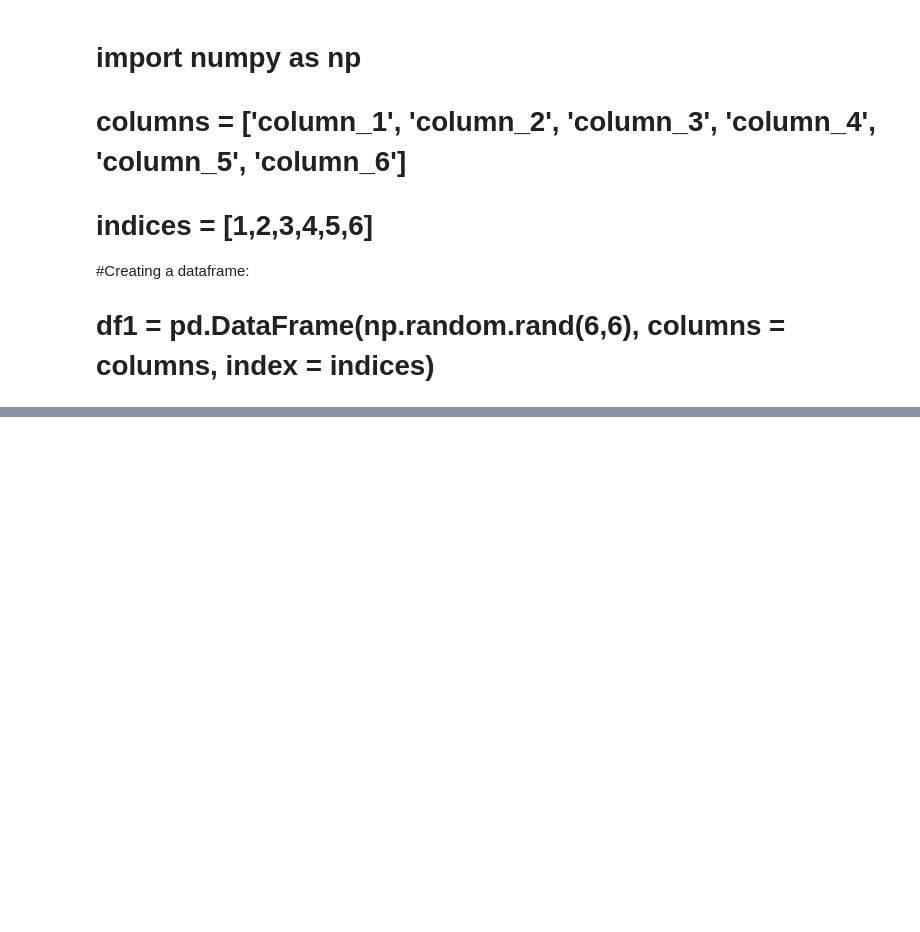
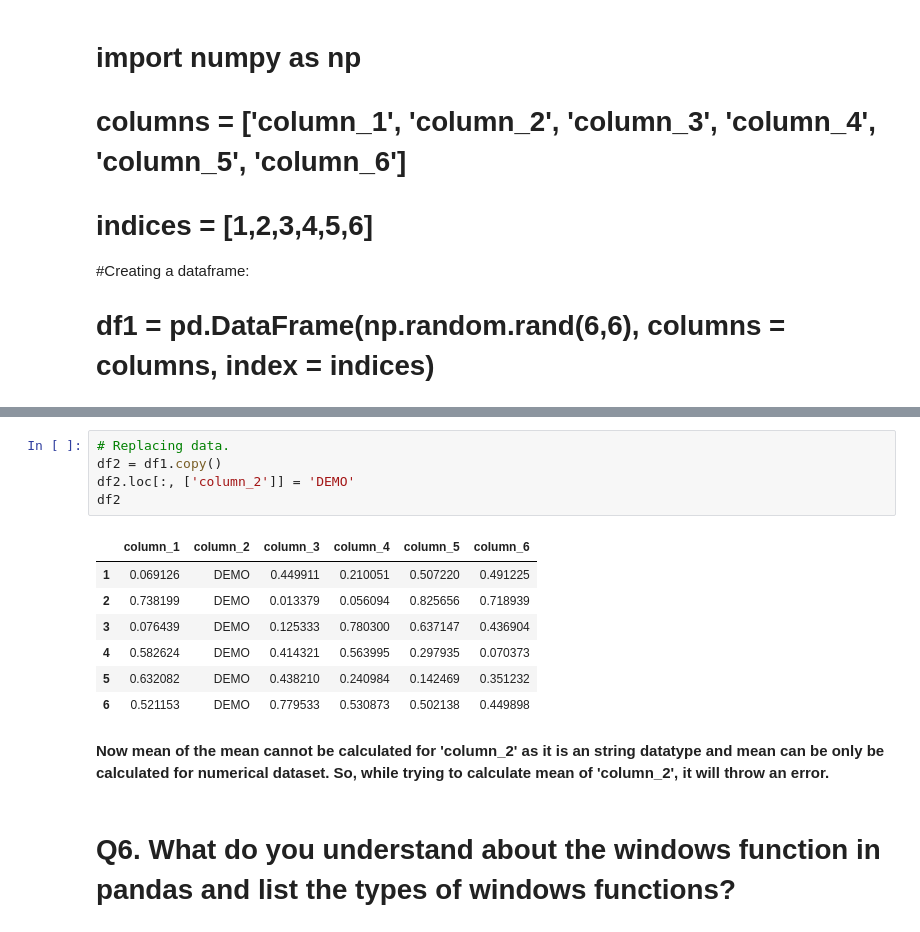
Before and after one commit to Arka1212/Data-Science-Assignments, a Jupyter notebook: Pandas_Assignment.ipynb, the cells around one changed output, grey strips where cells are left out. Drawn from its saved outputs; the diff is of its cells as text; blank space fills up the shorter version.

```diff
--- a/Pandas_Assignment.ipynb
+++ b/Pandas_Assignment.ipynb
@@ -89,0 +114,17 @@ df1
+# %%
+# Replacing data.
+df2 = df1.copy()
+df2.loc[:, ['column_2']] = 'DEMO'
+df2
+# %% [output]
+|  | column_1 | column_2 | column_3 | column_4 | column_5 | column_6 |
+| 1 | 0.069126 | DEMO | 0.449911 | 0.210051 | 0.507220 | 0.491225 |
+| 2 | 0.738199 | DEMO | 0.013379 | 0.056094 | 0.825656 | 0.718939 |
+| 3 | 0.076439 | DEMO | 0.125333 | 0.780300 | 0.637147 | 0.436904 |
+| 4 | 0.582624 | DEMO | 0.414321 | 0.563995 | 0.297935 | 0.070373 |
+| 5 | 0.632082 | DEMO | 0.438210 | 0.240984 | 0.142469 | 0.351232 |
+| 6 | 0.521153 | DEMO | 0.779533 | 0.530873 | 0.502138 | 0.449898 |
+# %% [markdown]
+**Now mean of the mean cannot be calculated for 'column_2' as it is an string datatype and mean can be only be calculated for numerical dataset. So, while trying to calculate mean of 'column_2', it will throw an error.**
+# %% [markdown]
+# **Q6. What do you understand about the windows function in pandas and list the types of windows functions?**
```
Also changed, not shown: parts of 12 cells of this notebook.
